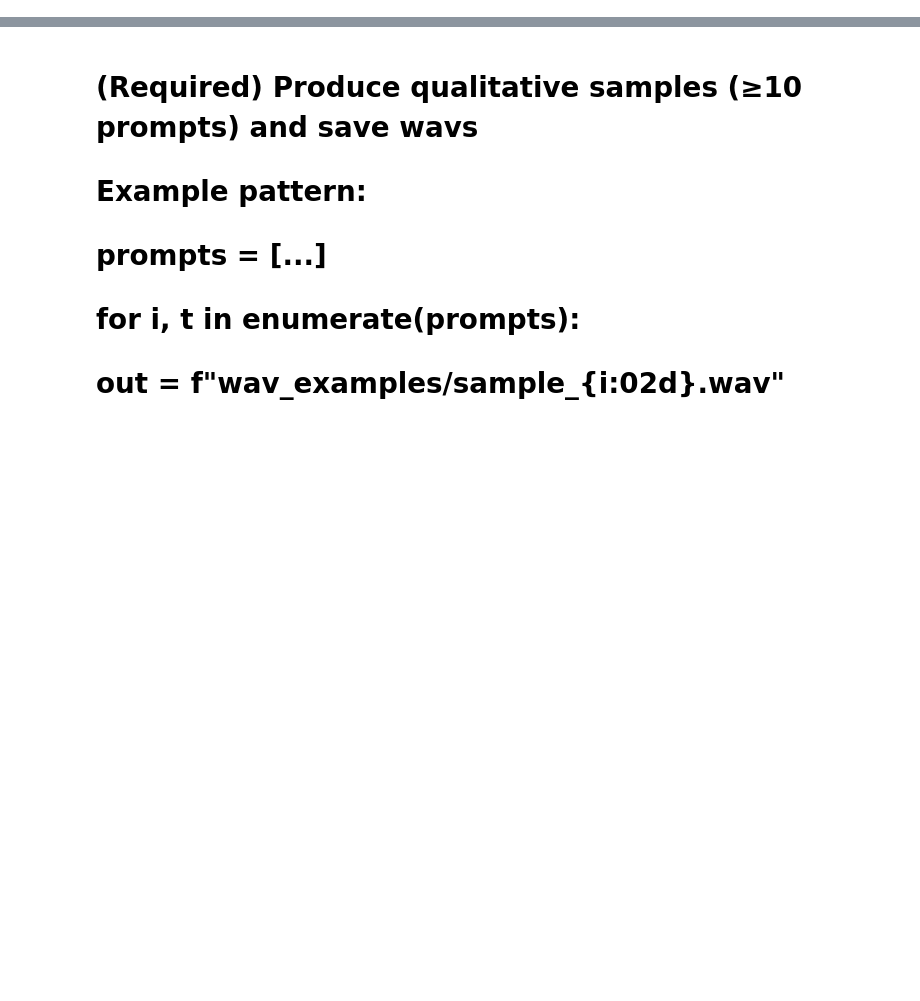
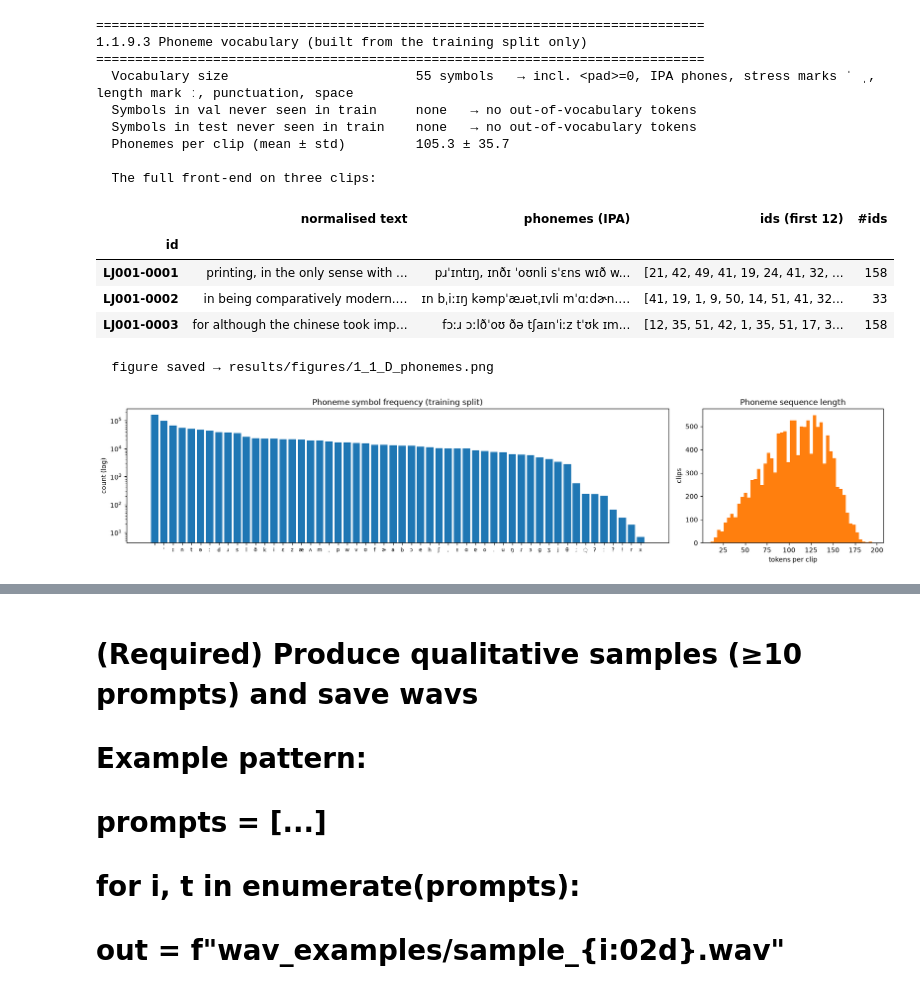
Before and after one commit to 1rn19cs176varunalingam/ARTI5001-A3-TTS, a Jupyter notebook: notebook/A3_final.ipynb, the cells around one changed output, grey strips where cells are left out. Saved outputs shown, nothing was run; the diff lists cells and outputs as text; code cells hidden in the pictures; blank space fills up the shorter version.

Commit message:
After training of 4 experiments

```diff
--- a/notebook/A3_final.ipynb
+++ b/notebook/A3_final.ipynb
@@ -73,14 +93,16 @@ from pathlib import Path
 from collections import Counter
 from concurrent.futures import ThreadPoolExecutor
 
+# ---- 1. Run size: the only values that change between a smoke test and the full run ----
 SEED = 42
 SMOKE = os.environ.get("A3_SMOKE", "0") == "1"        # True: tiny end-to-end check (64 clips, 2 epochs)
 EPOCHS = 2 if SMOKE else 300                           # training budget per experiment (identical for all four)
 N_TRAIN_SUBSET = 64 if SMOKE else 3000                 # training utterances per experiment
 N_VAL_MONITOR = 32 if SMOKE else 300                   # fixed validation clips scored every epoch
 N_TEST_CACHE = 32 if SMOKE else None                   # None = cache features for the whole test split
+
+# ---- 2. Environment detection and paths ----
 IN_COLAB = "google.colab" in sys.modules
-
 if IN_COLAB:
     from google.colab import drive
     drive.mount("/content/drive")
@@ -99,7 +121,7 @@ else:
     if platform.system() == "Darwin" and Path("/opt/homebrew/lib/libespeak-ng.dylib").exists():
         os.environ.setdefault("PHONEMIZER_ESPEAK_LIBRARY", "/opt/homebrew/lib/libespeak-ng.dylib")
 
-# Get LJSpeech (copy from Drive or download once, then extract)
+# ---- 3. Get LJSpeech (use the archive if present, otherwise download once; then extract) ----
 if not (DATA_DIR / "metadata.csv").exists():
     DATA_DIR.parent.mkdir(parents=True, exist_ok=True)
     if not LJ_ARCHIVE.exists():
@@ -107,6 +129,7 @@ if not (DATA_DIR / "metadata.csv").exists():
         subprocess.run(["wget", "-q", "-O", str(LJ_ARCHIVE), "https://data.keithito.com/data/speech/LJSpeech-1.1.tar.bz2"], check=True)
     subprocess.run(["tar", "-xjf", str(LJ_ARCHIVE), "-C", str(DATA_DIR.parent)], check=True)
 
+# ---- 4. Output folders (created if missing) ----
 RESULTS_DIR = PROJECT_ROOT / "results"
 FIG_DIR     = RESULTS_DIR / "figures"
 SPLIT_DIR   = RESULTS_DIR / "splits"
@@ -125,6 +148,7 @@ os.chdir(PROJECT_ROOT)                                 # every relative path bel
 if str(PROJECT_ROOT) not in sys.path:
     sys.path.insert(0, str(PROJECT_ROOT))
 
+# ---- 5. Libraries, seeds, device ----
 import numpy as np, pandas as pd, torch, librosa, soundfile as sf
 import matplotlib.pyplot as plt
 from IPython.display import Audio, display
@@ -137,22 +161,27 @@ def set_seed(seed=SEED):
 set_seed()
 DEVICE = torch.device("cuda" if torch.cuda.is_available() else "mps" if torch.backends.mps.is_available() else "cpu")
 
-# ---- print helpers used by every cell, so outputs read the same way everywhere ----
+# ---- 6. Print helpers used by every cell, so outputs read the same way everywhere ----
 def banner(title):
+    """Section title between two rules."""
     print(f"\n{'=' * 78}\n{title}\n{'=' * 78}")
 
 def kv(label, value, note=""):
+    """One aligned 'label  value  → interpretation' line."""
     print(f"  {label:<38} {value}" + (f"   → {note}" if note else ""))
 
 def check(ok, msg):
+    """Prints PASS/FAIL and stops the notebook on FAIL, so a broken step cannot go unnoticed."""
     print(f"  [{'PASS' if ok else 'FAIL'}] {msg}")
     assert ok, msg
 
 def savefig(name):
+    """Saves the current figure to results/figures/<name>.png for the report."""
     path = FIG_DIR / f"{name}.png"
     plt.savefig(path, dpi=150, bbox_inches="tight")
     print(f"  figure saved → {path.relative_to(PROJECT_ROOT)}")
 
+# ---- 7. Print the configuration ----
 banner("0.1 Run configuration")
 kv("Environment", "Google Colab" if IN_COLAB else f"local ({platform.system()})")
 kv("Mode", "SMOKE TEST (tiny, fast)" if SMOKE else "FULL RUN")
@@ -1334,0 +856,54 @@ if __name__ == "__main__":
+# %%
+# 1.1.9.3 Phonemise every transcript once (cached), build the vocabulary from TRAIN only
+ph_path = PROC_DIR / "phonemes.json"
+if ph_path.exists() and set(json.loads(ph_path.read_text())) == set(meta.id):          # reuse the cache only if complete
+    PHONEMES = json.loads(ph_path.read_text())
+else:
+    t0 = time.perf_counter()
+    PHONEMES = dict(zip(meta.id, T.to_phonemes(meta.text.tolist(), njobs=4)))
+    ph_path.write_text(json.dumps(PHONEMES, ensure_ascii=False))
+    print(f"  phonemised {len(PHONEMES):,} transcripts in {time.perf_counter() - t0:.0f}s")
+meta["phonemes"] = meta.id.map(PHONEMES)
+
+VOCAB = T.build_vocab(meta[meta.split == "train"].phonemes)                          # training split only: no leakage
+T.save_vocab(VOCAB, PROC_DIR / "vocab.json"); T.save_vocab(VOCAB, RESULTS_DIR / "vocab.json")
+meta["n_phonemes"] = meta.phonemes.map(lambda p: len(T.phonemes_to_ids(p, VOCAB)))
+
+banner("1.1.9.3 Phoneme vocabulary (built from the training split only)")
+kv("Vocabulary size", f"{len(VOCAB)} symbols", "incl. <pad>=0, IPA phones, stress marks ˈ ˌ, length mark ː, punctuation, space")
+for split in ("val", "test"):
+    unseen = Counter(ch for p in meta[meta.split == split].phonemes for ch in p if ch not in VOCAB)
+    kv(f"Symbols in {split} never seen in train", dict(unseen) or "none", "no out-of-vocabulary tokens" if not unseen else "dropped at tokenisation")
+kv("Phonemes per clip (mean ± std)", f"{meta.n_phonemes.mean():.1f} ± {meta.n_phonemes.std():.1f}")
+
+print("\n  The full front-end on three clips:")
+demo = meta.head(3).assign(ids=lambda d: d.phonemes.map(lambda p: T.phonemes_to_ids(p, VOCAB)))
+display(pd.DataFrame({"id": demo.id, "normalised text": demo.text.str[:45] + "…",
+                      "phonemes (IPA)": demo.phonemes.str[:45] + "…",
+                      "ids (first 12)": demo.ids.map(lambda x: str(x[:12])[:-1] + ", …]"),
+                      "#ids": demo.ids.map(len)}).set_index("id"))
+
+freq = Counter(ch for p in meta[meta.split == "train"].phonemes for ch in p)
+fig, ax = plt.subplots(1, 2, figsize=(17, 3.8), gridspec_kw={"width_ratios": [3, 1]})
+syms, counts = zip(*freq.most_common())
+ax[0].bar(range(len(syms)), counts, color="tab:blue"); ax[0].set_xticks(range(len(syms)), [repr(s)[1:-1] for s in syms], fontsize=8)
+ax[0].set(title="Phoneme symbol frequency (training split)", ylabel="count (log)", yscale="log")
+ax[1].hist(meta.n_phonemes, bins=50, color="tab:orange"); ax[1].set(title="Phoneme sequence length", xlabel="tokens per clip", ylabel="clips")
+plt.tight_layout(); savefig("1_1_D_phonemes"); plt.show()
+# %% [output]
+==============================================================================
+1.1.9.3 Phoneme vocabulary (built from the training split only)
+==============================================================================
+  Vocabulary size                        55 symbols   → incl. <pad>=0, IPA phones, stress marks ˈ ˌ, length mark ː, punctuation, space
+  Symbols in val never seen in train     none   → no out-of-vocabulary tokens
+  Symbols in test never seen in train    none   → no out-of-vocabulary tokens
+  Phonemes per clip (mean ± std)         105.3 ± 35.7
+
+  The full front-end on three clips:
+|  | normalised text | phonemes (IPA) | ids (first 12) | #ids |
+| id |  |  |  |  |
+| LJ001-0001 | printing, in the only sense with ... | pɹˈɪntɪŋ, ɪnðɪ ˈoʊnli sˈɛns wɪð w... | [21, 42, 49, 41, 19, 24, 41, 32, ... | 158 |
+| LJ001-0002 | in being comparatively modern.… | ɪn bˌiːɪŋ kəmpˈæɹətˌɪvli mˈɑːdɚn.… | [41, 19, 1, 9, 50, 14, 51, 41, 32... | 33 |
+| LJ001-0003 | for although the chinese took imp... | fɔːɹ ɔːlðˈoʊ ðə tʃaɪnˈiːz tˈʊk ɪm... | [12, 35, 51, 42, 1, 35, 51, 17, 3... | 158 |
+  figure saved → results/figures/1_1_D_phonemes.png
+[figure, added]
```
Also changed, not shown: parts of 99 cells of this notebook, 18 other files.
